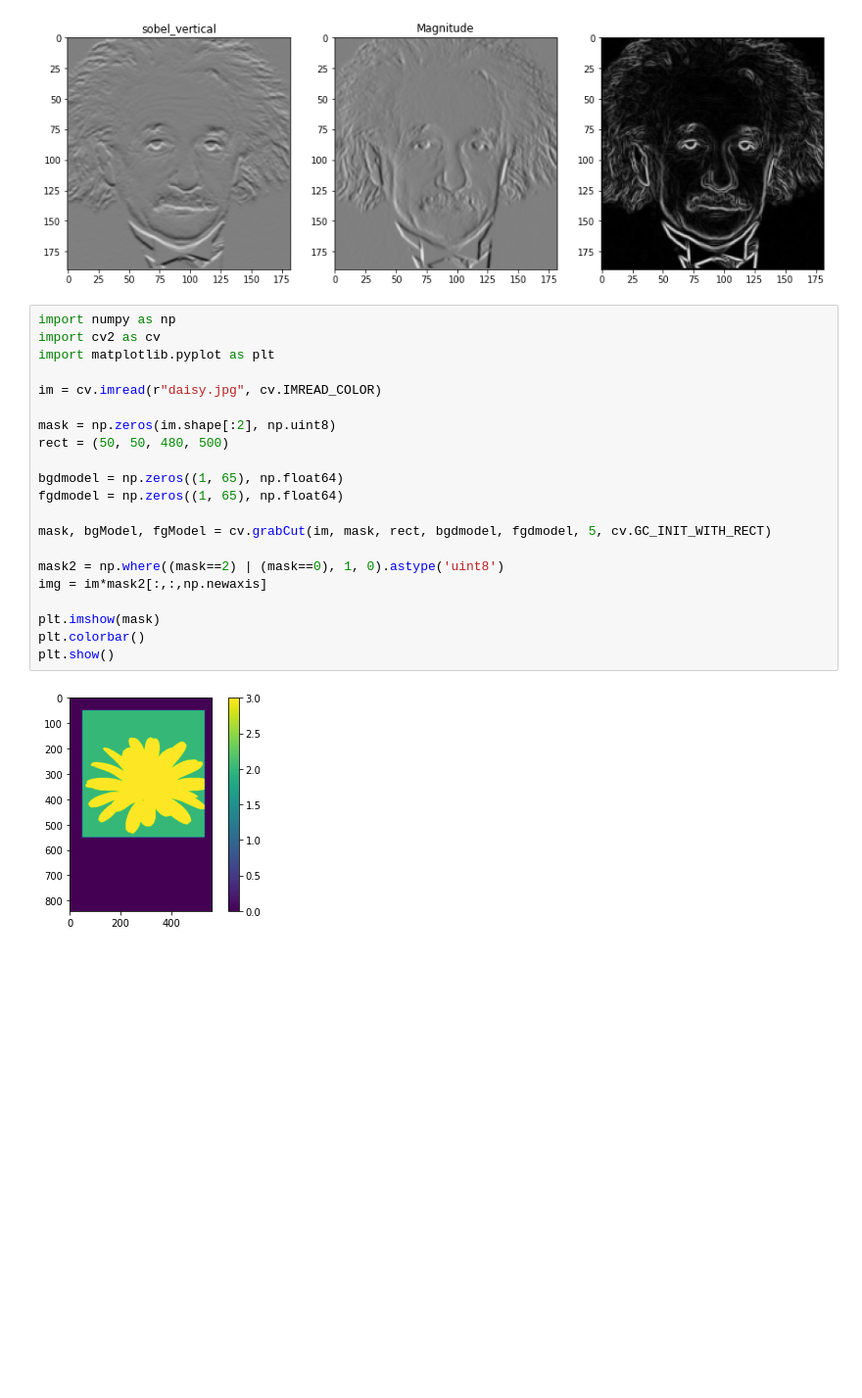
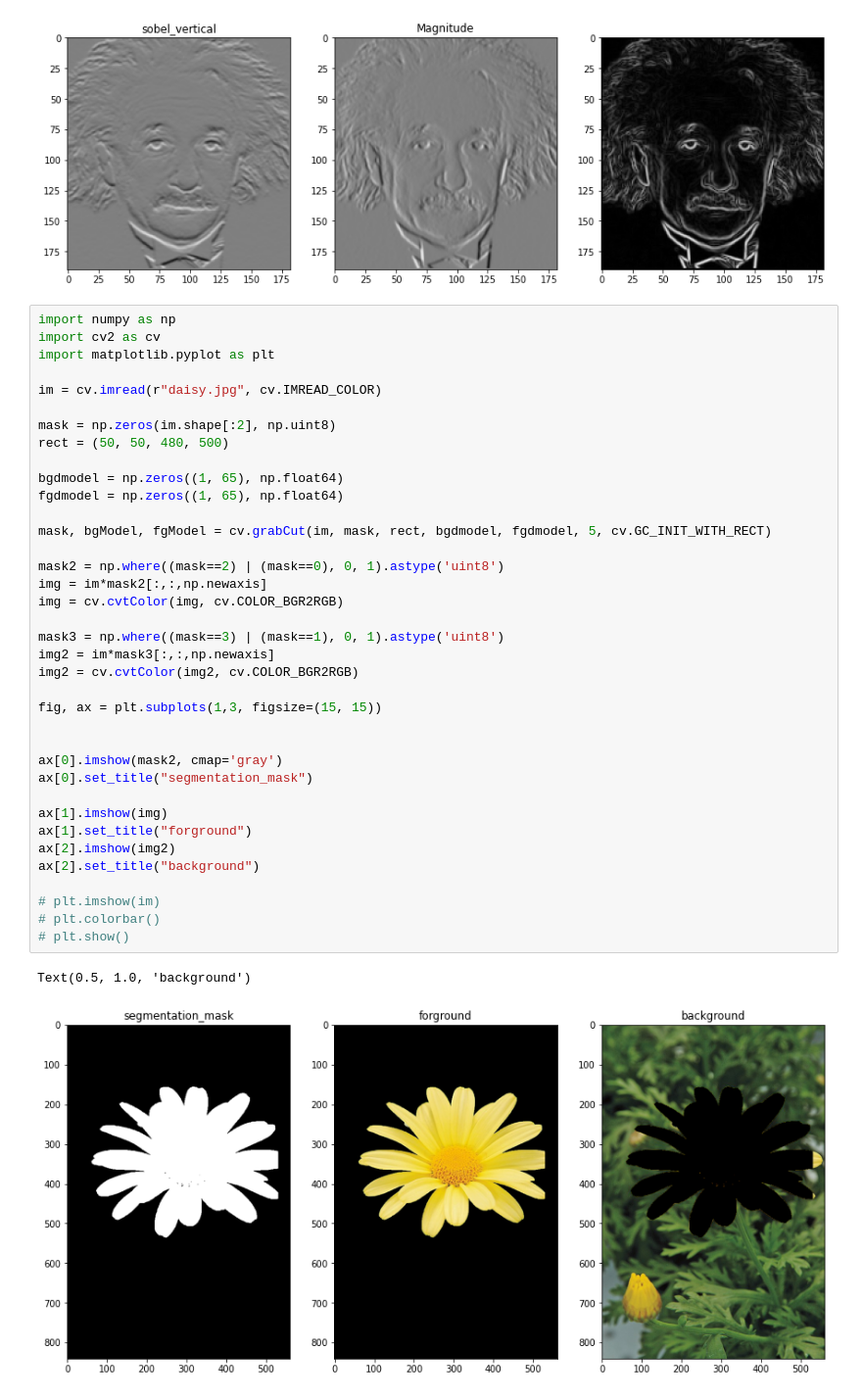
Before and after one commit to Thilanka1999/Computer-Vision-and-Image-Processing, a Jupyter notebook: assignment 1/As1.ipynb, the cells around one changed output. Shown at 98% size. Drawn from its saved outputs; the diff is of its cells as text; blank space fills up the shorter version.

Commit message:
complete the q7 write code for show the sgmentation mask

```diff
--- a/assignment 1/As1.ipynb
+++ b/assignment 1/As1.ipynb
@@ -315,23 +315,40 @@ Text(0.5, 1.0, 'Magnitude')
 # %%
 import numpy as np
 import cv2 as cv
 import matplotlib.pyplot as plt
 
 im = cv.imread(r"daisy.jpg", cv.IMREAD_COLOR)
 
 mask = np.zeros(im.shape[:2], np.uint8)
 rect = (50, 50, 480, 500)
 
 bgdmodel = np.zeros((1, 65), np.float64)
 fgdmodel = np.zeros((1, 65), np.float64)
 
 mask, bgModel, fgModel = cv.grabCut(im, mask, rect, bgdmodel, fgdmodel, 5, cv.GC_INIT_WITH_RECT)
 
-mask2 = np.where((mask==2) | (mask==0), 1, 0).astype('uint8')
+mask2 = np.where((mask==2) | (mask==0), 0, 1).astype('uint8')
 img = im*mask2[:,:,np.newaxis]
+img = cv.cvtColor(img, cv.COLOR_BGR2RGB)
 
-plt.imshow(mask)
-plt.colorbar()
-plt.show()
+mask3 = np.where((mask==3) | (mask==1), 0, 1).astype('uint8')
+img2 = im*mask3[:,:,np.newaxis]
+img2 = cv.cvtColor(img2, cv.COLOR_BGR2RGB)
+
+fig, ax = plt.subplots(1,3, figsize=(15, 15))
+
+
+ax[0].imshow(mask2, cmap='gray')
+ax[0].set_title("segmentation_mask")
+
+ax[1].imshow(img)
+ax[1].set_title("forground")
+ax[2].imshow(img2)
+ax[2].set_title("background")
+
+# plt.imshow(im)
+# plt.colorbar()
+# plt.show()
 # %% [output]
+Text(0.5, 1.0, 'background')
-[figure, old version]
+[figure, new version]
```
Also changed, not shown: parts of 1 cell of this notebook.
